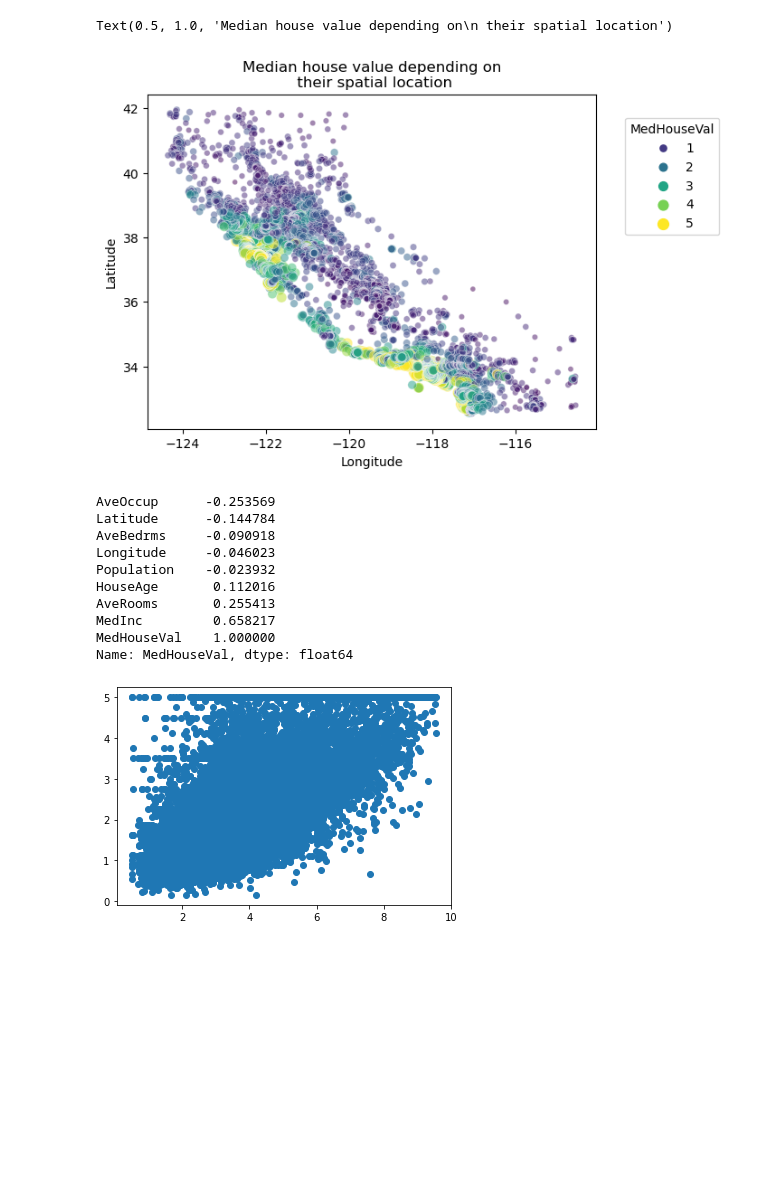
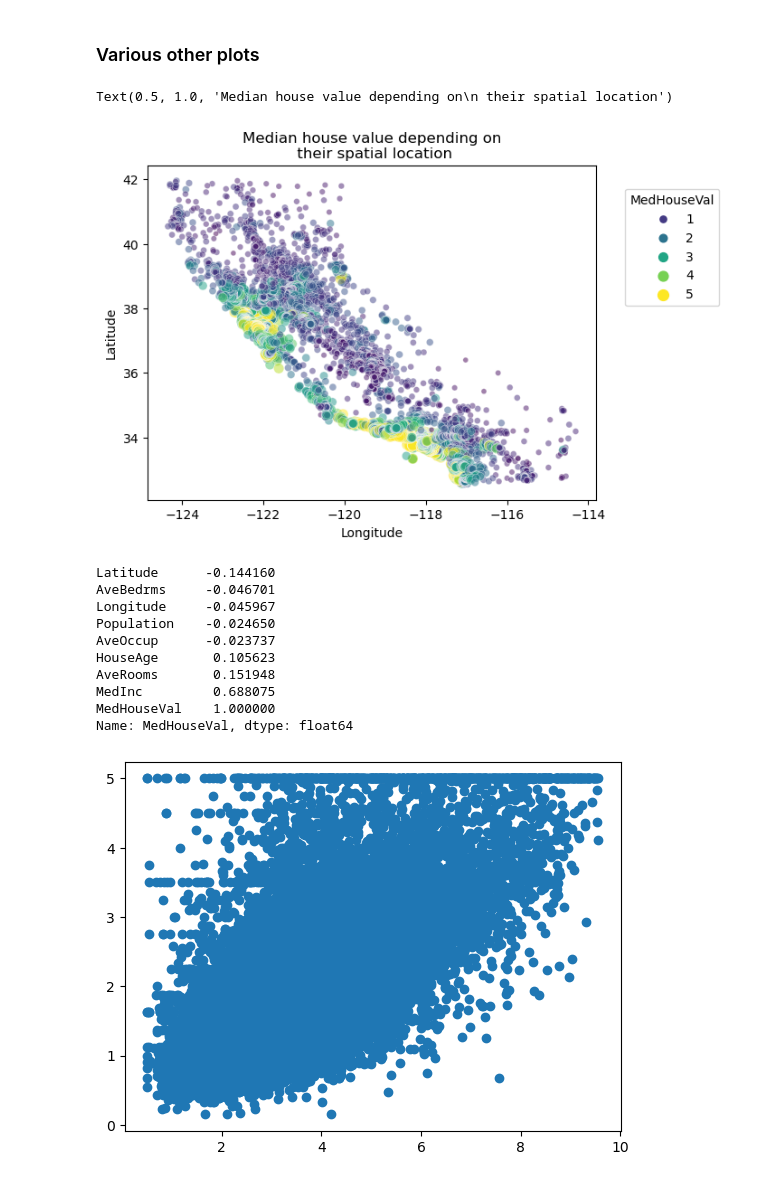
Before and after one commit to mathjacob/LINMA2472-HW4, a Jupyter notebook: devoir4.ipynb, the cells around one changed output. Drawn from its saved outputs; the diff is of its cells as text; code cells hidden in the pictures; blank space fills up the shorter version.

Commit message:
Various renamings for convenience + other kPCA kernels.

```diff
--- a/devoir4.ipynb
+++ b/devoir4.ipynb
@@ -15,9 +18,11 @@ df = fetch_california_housing(as_frame=True)
 # df.frame["feature_name"] gives the feature_name column
 
 y = df.frame["MedHouseVal"]
+X = df.frame.drop(columns=["MedHouseVal"])
 
-df.frame = df.frame[(np.abs(stats.zscore(df.frame)) < 3).all(axis=1)] # remove outliers
+y = y[(np.abs(stats.zscore(X)) < 3).all(axis=1)] # remove outliers
+X = X[(np.abs(stats.zscore(X)) < 3).all(axis=1)] # remove outliers
 
-print(df.frame.shape)
-print(df.frame)
+print(X.shape, y.shape)
+print(X.head())
 # %% [output]
@@ -81,3 +116,5 @@ plot_PCA(Xt_rbf)
+# %% [markdown]
+### Various other plots
 # %%
 plt.subplots_adjust(hspace=0.7, wspace=0.4)
 
@@ -89,23 +126,23 @@ plt.legend(title="MedHouseVal", bbox_to_anchor=(1.05, 0.95),
 plt.title("Median house value depending on\n their spatial location")
 # %% [output]
 Text(0.5, 1.0, 'Median house value depending on\n their spatial location')
-[figure, old version]
+[figure, new version]
 # %%
-plt.scatter(df.frame["MedInc"],df.frame["MedHouseVal"])
+plt.scatter(X["MedInc"], y)
 corr_matrix = df.frame.corr()
 print(corr_matrix["MedHouseVal"].sort_values())
 # %% [output]
-AveOccup      -0.253569
-Latitude      -0.144784
-AveBedrms     -0.090918
-Longitude     -0.046023
-Population    -0.023932
-HouseAge       0.112016
-AveRooms       0.255413
-MedInc         0.658217
+Latitude      -0.144160
+AveBedrms     -0.046701
+Longitude     -0.045967
+Population    -0.024650
+AveOccup      -0.023737
+HouseAge       0.105623
+AveRooms       0.151948
+MedInc         0.688075
 MedHouseVal    1.000000
 Name: MedHouseVal, dtype: float64
-[figure, old version]
+[figure, new version]
 # %%
 
 print(df.frame)
```
Also changed, not shown: parts of 15 cells of this notebook.
